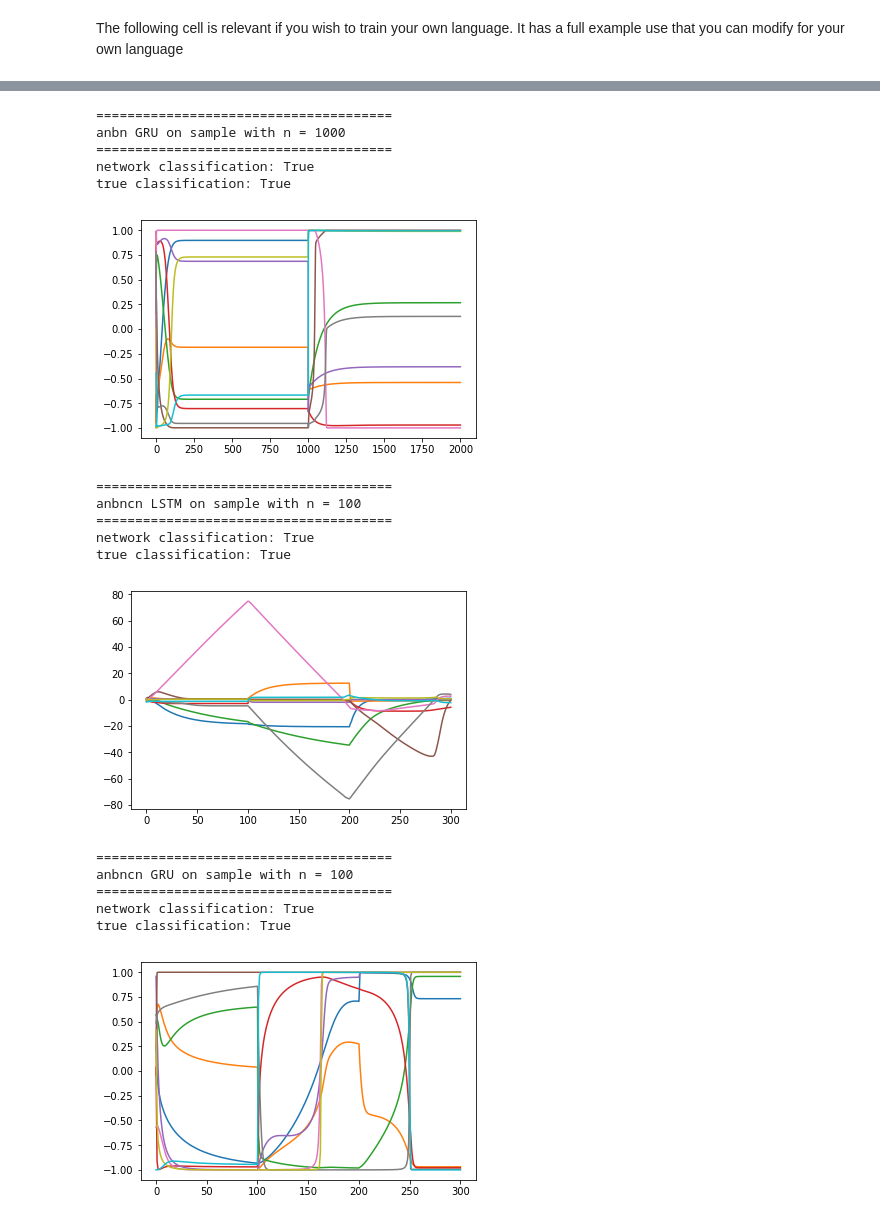
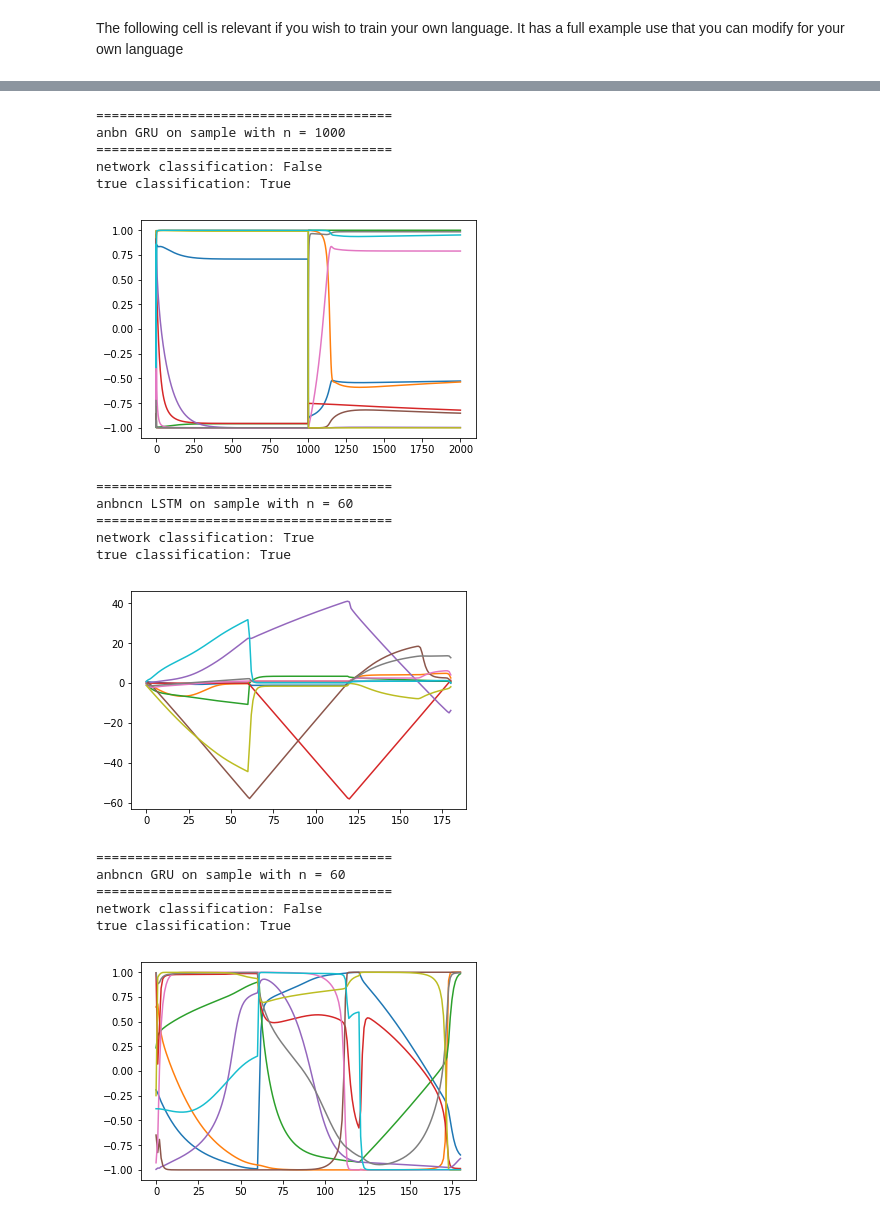
Before and after one commit to tech-srl/counting_dimensions, a Jupyter notebook: Counting Dimensions.ipynb, the cells around one changed output, grey strips where cells are left out. Drawn from its saved outputs; the diff is of its cells as text; code cells hidden in the pictures.

```diff
--- a/Counting Dimensions.ipynb
+++ b/Counting Dimensions.ipynb
@@ -97,13 +97,13 @@ def plot_and_classify(rnn,w,truth,title=None):
 networks = {"anbn":{},"anbncn":{}}
 for lang in ["anbn","anbncn"]:
     for arch in ["LSTM","GRU"]:
-        networks[lang][arch]=dy.load("old_trained_rnns/"+lang+"_"+arch,
+        networks[lang][arch]=dy.load("trained_rnns/"+lang+"_"+arch,
                                      dy.ParameterCollection())[0]
 # %%
 # plot activations for a^1000b^1000, a^100b^100c^100
 
 anbn_n = 1000
-anbncn_n = 100
+anbncn_n = 60
 anbn_test = "a"*anbn_n+"b"*anbn_n
 anbncn_test = "a"*anbncn_n+"b"*anbncn_n+"c"*anbncn_n
 
@@ -122,18 +122,18 @@ true classification: True
 ======================================
 anbn GRU on sample with n = 1000
 ======================================
-network classification: True
+network classification: False
 true classification: True
-[figure, old version]
+[figure, new version]
 ======================================
-anbncn LSTM on sample with n = 100
+anbncn LSTM on sample with n = 60
 ======================================
 network classification: True
 true classification: True
-[figure, old version]
+[figure, new version]
 ======================================
-anbncn GRU on sample with n = 100
+anbncn GRU on sample with n = 60
 ======================================
-network classification: True
+network classification: False
 true classification: True
-[figure, old version]
+[figure, new version]
```
Also changed, not shown: parts of 2 cells of this notebook, 1 other file.
